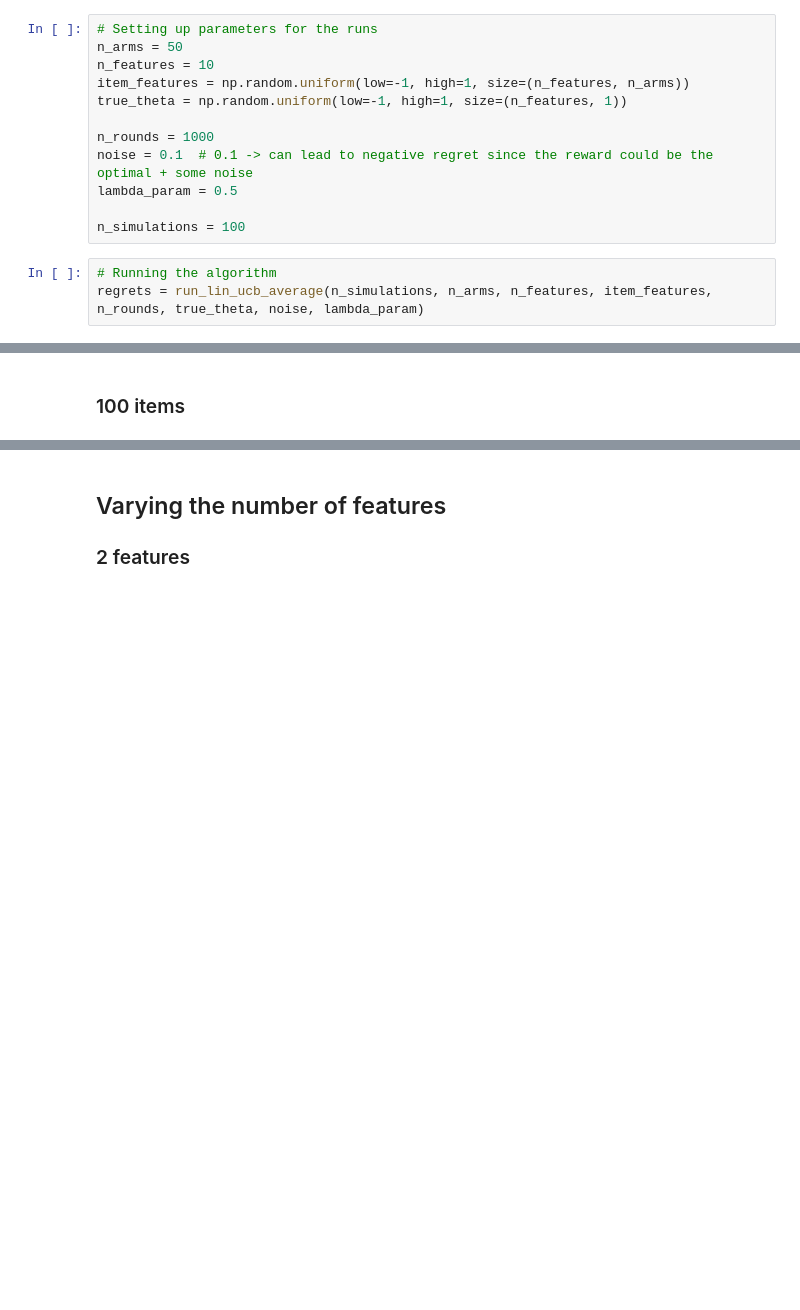
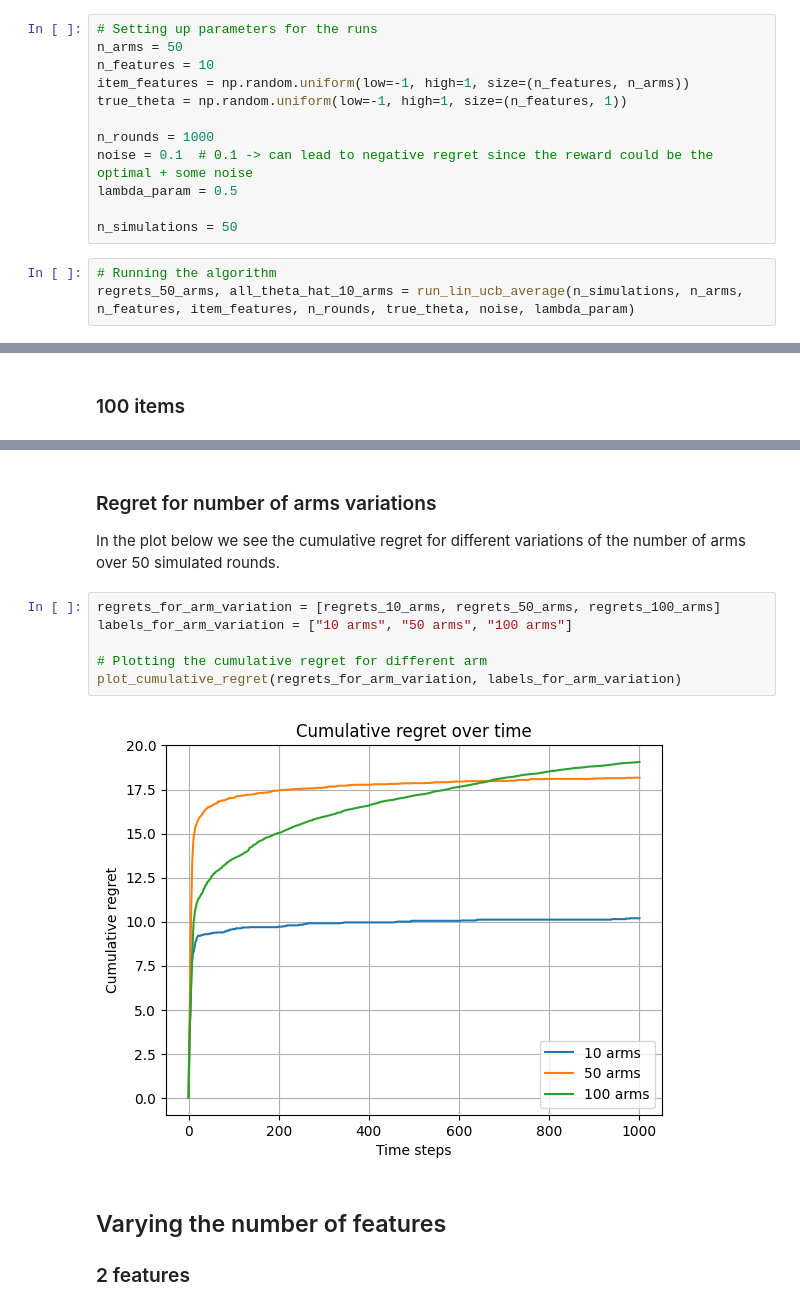
Before and after one commit to Thosam1/BachelorProject, a Jupyter notebook: Bandits/stochastic-linear-bandits/stochastic-linear-bandits.ipynb, the cells around one changed output, grey strips where cells are left out. Drawn from its saved outputs; the diff is of its cells as text; blank space fills up the shorter version.

```diff
--- a/Bandits/stochastic-linear-bandits/stochastic-linear-bandits.ipynb
+++ b/Bandits/stochastic-linear-bandits/stochastic-linear-bandits.ipynb
@@ -50,9 +74,9 @@ n_rounds = 1000
 noise = 0.1  # 0.1 -> can lead to negative regret since the reward could be the optimal + some noise
 lambda_param = 0.5
 
-n_simulations = 100
+n_simulations = 50
 # %%
 # Running the algorithm
-regrets = run_lin_ucb_average(n_simulations, n_arms, n_features, item_features, n_rounds, true_theta, noise, lambda_param)
+regrets_50_arms, all_theta_hat_10_arms = run_lin_ucb_average(n_simulations, n_arms, n_features, item_features, n_rounds, true_theta, noise, lambda_param)
 # %%
 # Plotting the cumulative regret
@@ -92,3 +116,15 @@ This phenomenon can be explained by the fact that when there are more arms to ch
+# %% [markdown]
+### Regret for number of arms variations
+
+In the plot below we see the cumulative regret for different variations of the number of arms over 50 simulated rounds.
+# %%
+regrets_for_arm_variation = [regrets_10_arms, regrets_50_arms, regrets_100_arms]
+labels_for_arm_variation = ["10 arms", "50 arms", "100 arms"]
+
+# Plotting the cumulative regret for different arm
+plot_cumulative_regret(regrets_for_arm_variation, labels_for_arm_variation)
+# %% [output]
+[figure, added]
 # %% [markdown]
 ## Varying the number of features
 
```
Also changed, not shown: parts of 30 cells of this notebook, 1 other file.
